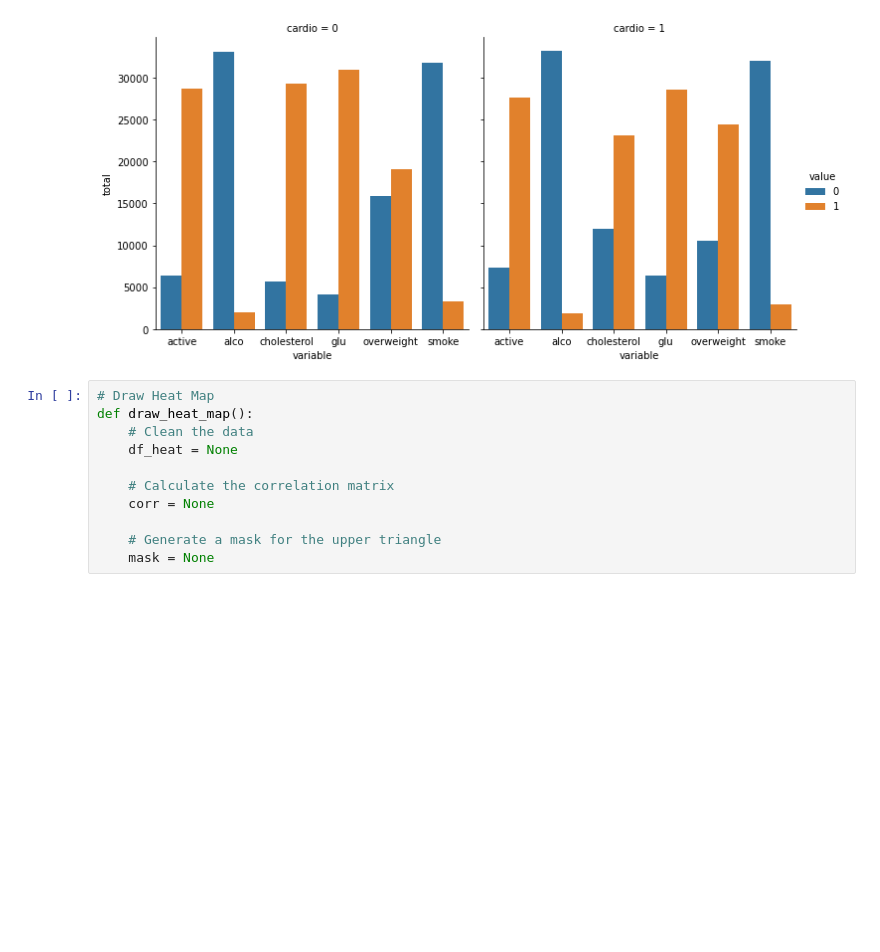
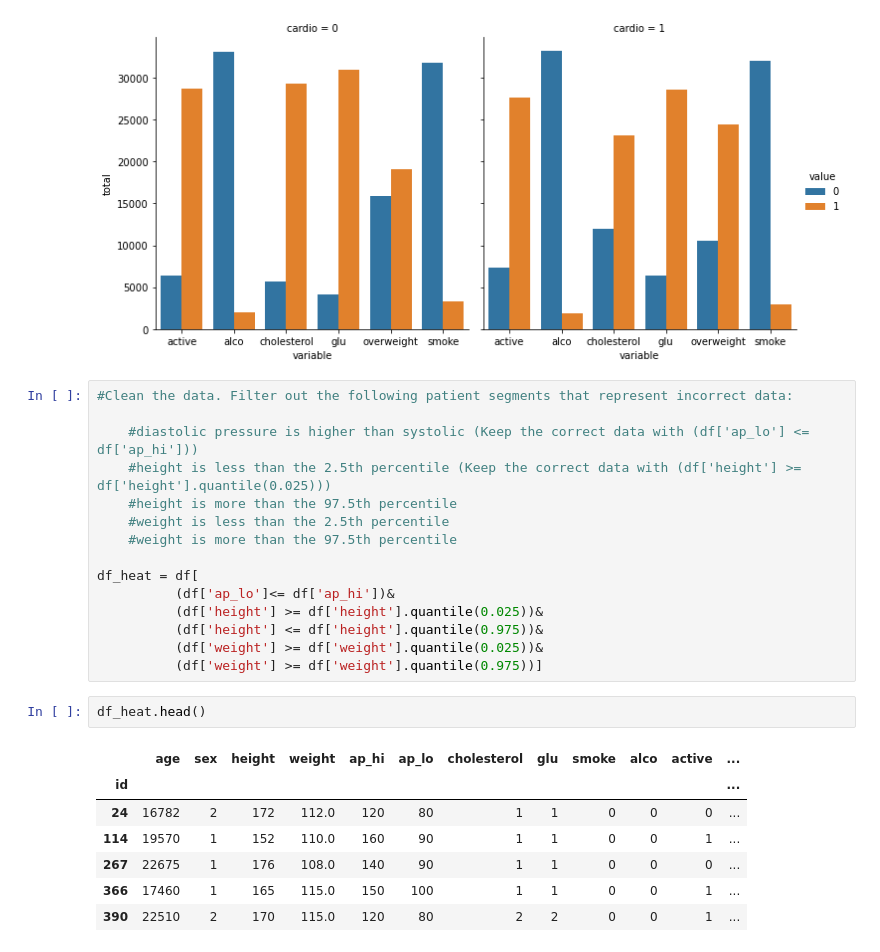
Before and after one commit to AnastasiaSanchez/freecodecamp-protyects, a Jupyter notebook: Medical Data Visualizer.ipynb, the cells around one changed output. Saved outputs shown, nothing was run; the diff lists cells and outputs as text; blank space fills up the shorter version.

```diff
--- a/Medical Data Visualizer.ipynb
+++ b/Medical Data Visualizer.ipynb
@@ -59,13 +57,27 @@ fig = sns.catplot(x='variable',y='total',hue='value',kind='bar', data=df_cat,col
 # %% [output]
 [figure]
 # %%
-# Draw Heat Map
-def draw_heat_map():
-    # Clean the data
-    df_heat = None
+#Clean the data. Filter out the following patient segments that represent incorrect data:
 
-    # Calculate the correlation matrix
-    corr = None
+    #diastolic pressure is higher than systolic (Keep the correct data with (df['ap_lo'] <= df['ap_hi']))
+    #height is less than the 2.5th percentile (Keep the correct data with (df['height'] >= df['height'].quantile(0.025)))
+    #height is more than the 97.5th percentile
+    #weight is less than the 2.5th percentile
+    #weight is more than the 97.5th percentile
 
-    # Generate a mask for the upper triangle
-    mask = None
+df_heat = df[
+          (df['ap_lo']<= df['ap_hi'])&
+          (df['height'] >= df['height'].quantile(0.025))&
+          (df['height'] <= df['height'].quantile(0.975))&
+          (df['weight'] >= df['weight'].quantile(0.025))&
+          (df['weight'] >= df['weight'].quantile(0.975))]
+# %%
+df_heat.head()
+# %% [output]
+|  | age | sex | height | weight | ap_hi | ap_lo | cholesterol | glu | smoke | alco | active | ... |
+| id |  |  |  |  |  |  |  |  |  |  |  | ... |
+| 24 | 16782 | 2 | 172 | 112.0 | 120 | 80 | 1 | 1 | 0 | 0 | 0 | ... |
+| 114 | 19570 | 1 | 152 | 110.0 | 160 | 90 | 1 | 1 | 0 | 0 | 1 | ... |
+| 267 | 22675 | 1 | 176 | 108.0 | 140 | 90 | 1 | 1 | 0 | 0 | 0 | ... |
+| 366 | 17460 | 1 | 165 | 115.0 | 150 | 100 | 1 | 1 | 0 | 0 | 1 | ... |
+| 390 | 22510 | 2 | 170 | 115.0 | 120 | 80 | 2 | 2 | 0 | 0 | 1 | ... |
```
Also changed, not shown: parts of 4 cells of this notebook, 1 other file.
